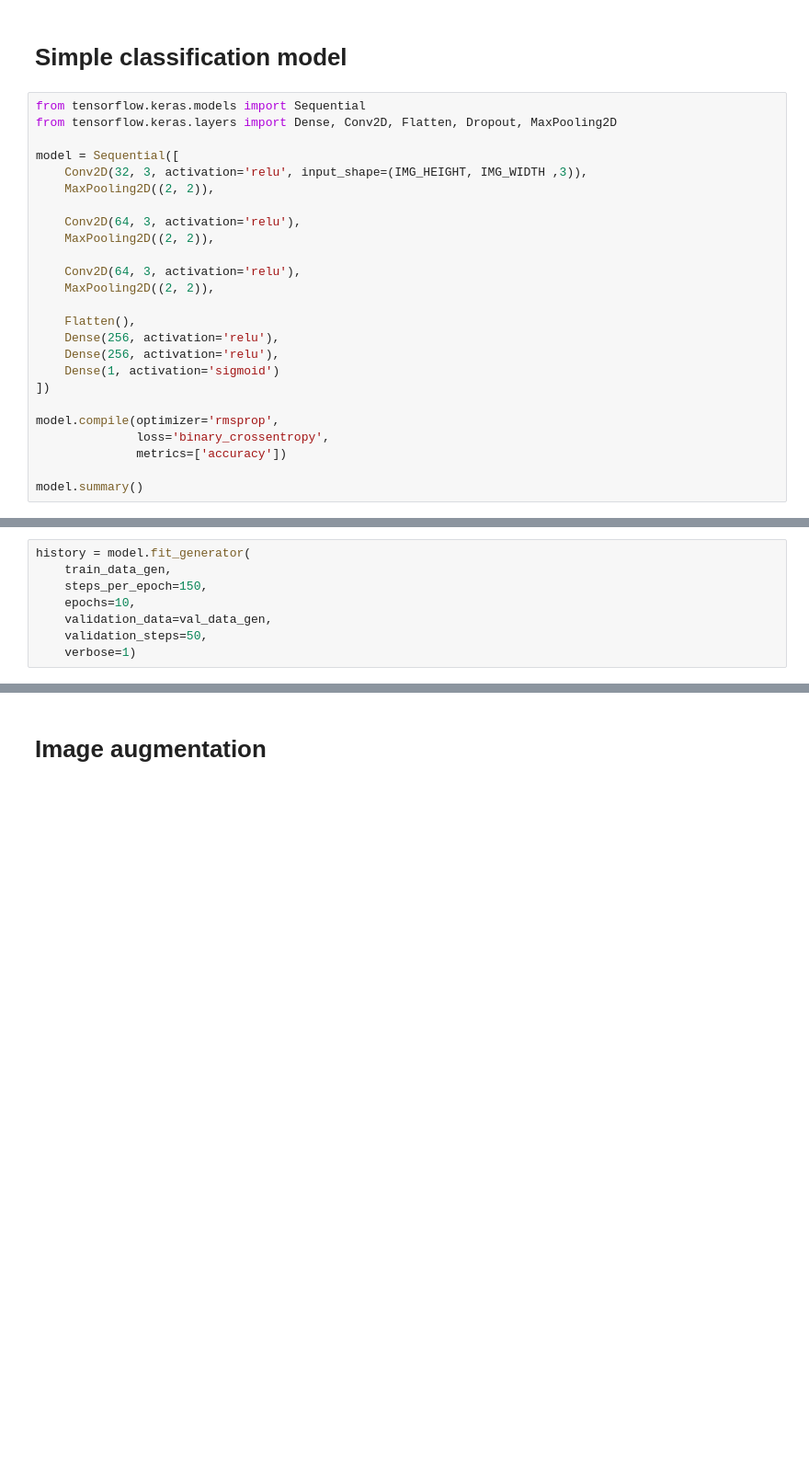
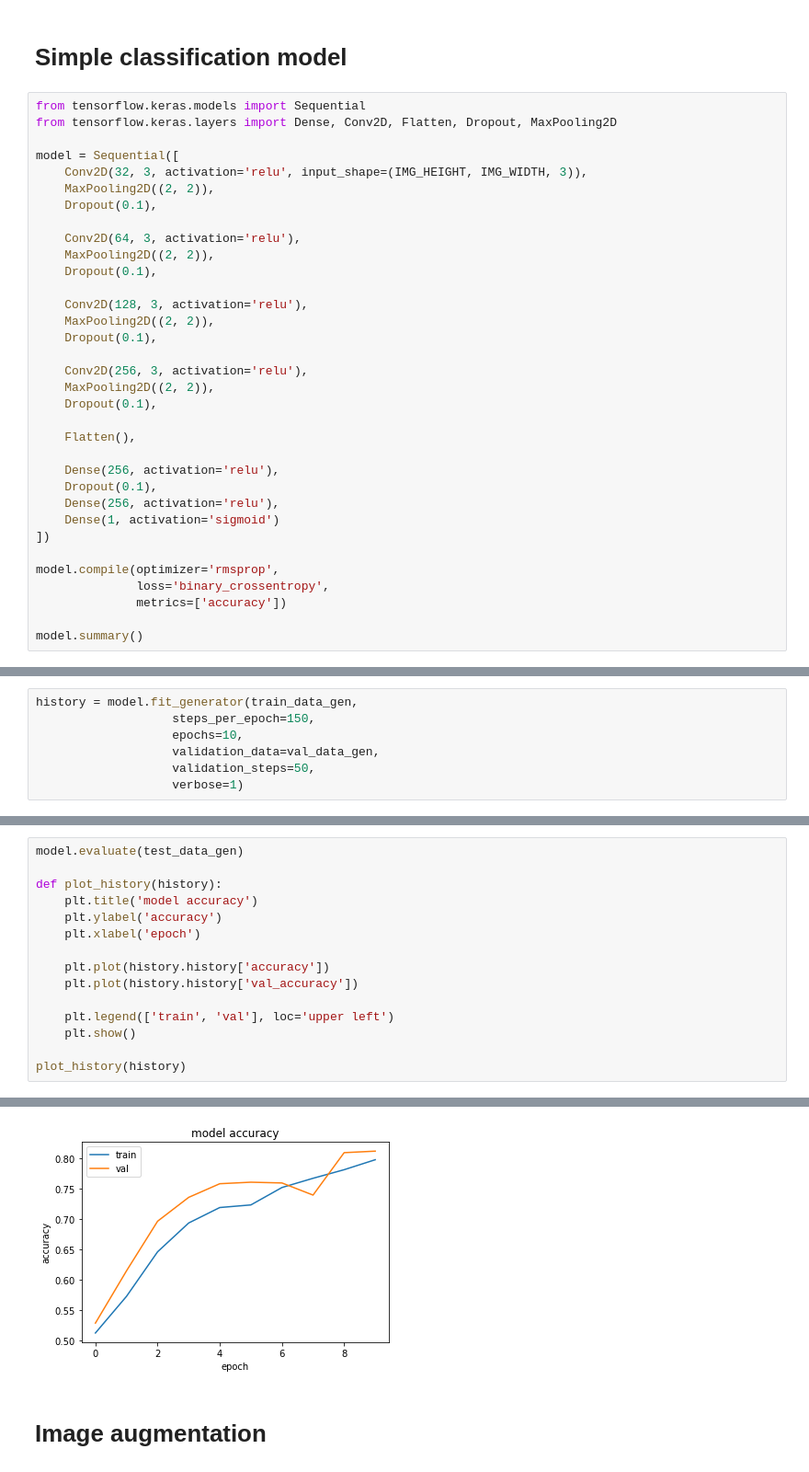
Before and after one commit to creeston/ML_2, a Jupyter notebook: Lab 5.ipynb, the cells around one changed output, grey strips where cells are left out. Shown at 92% size. Saved outputs shown, nothing was run; the diff lists cells and outputs as text; blank space fills up the shorter version.

```diff
--- a/Lab 5.ipynb
+++ b/Lab 5.ipynb
@@ -154,17 +157,26 @@ from tensorflow.keras.models import Sequential
 from tensorflow.keras.layers import Dense, Conv2D, Flatten, Dropout, MaxPooling2D
 
 model = Sequential([
-    Conv2D(32, 3, activation='relu', input_shape=(IMG_HEIGHT, IMG_WIDTH ,3)),
+    Conv2D(32, 3, activation='relu', input_shape=(IMG_HEIGHT, IMG_WIDTH, 3)),
     MaxPooling2D((2, 2)),
+    Dropout(0.1),
 
     Conv2D(64, 3, activation='relu'),
     MaxPooling2D((2, 2)),
+    Dropout(0.1),
 
-    Conv2D(64, 3, activation='relu'),
+    Conv2D(128, 3, activation='relu'),
     MaxPooling2D((2, 2)),
+    Dropout(0.1),
+
+    Conv2D(256, 3, activation='relu'),
+    MaxPooling2D((2, 2)),
+    Dropout(0.1),
 
     Flatten(),
+
     Dense(256, activation='relu'),
+    Dropout(0.1),
     Dense(256, activation='relu'),
     Dense(1, activation='sigmoid')
 ])
@@ -177,8 +207,7 @@ model.summary()
 # %%
-history = model.fit_generator(
-    train_data_gen,
-    steps_per_epoch=150,
-    epochs=10,
-    validation_data=val_data_gen,
-    validation_steps=50,
-    verbose=1)
+history = model.fit_generator(train_data_gen,
+                   steps_per_epoch=150,
+                   epochs=10,
+                   validation_data=val_data_gen,
+                   validation_steps=50,
+                   verbose=1)
@@ -219,0 +232,16 @@ for image_name in os.listdir(test_dir):
+# %%
+model.evaluate(test_data_gen)
+
+def plot_history(history):
+    plt.title('model accuracy')
+    plt.ylabel('accuracy')
+    plt.xlabel('epoch')
+
+    plt.plot(history.history['accuracy'])
+    plt.plot(history.history['val_accuracy'])
+
+    plt.legend(['train', 'val'], loc='upper left')
+    plt.show()
+
+plot_history(history)
+# %% [output]
@@ -220,3 +253,4 @@ for image_name in os.listdir(test_dir):
+[figure, added]
 # %% [markdown]
 # Image augmentation
 # %%
```
Also changed, not shown: parts of 19 cells of this notebook.
